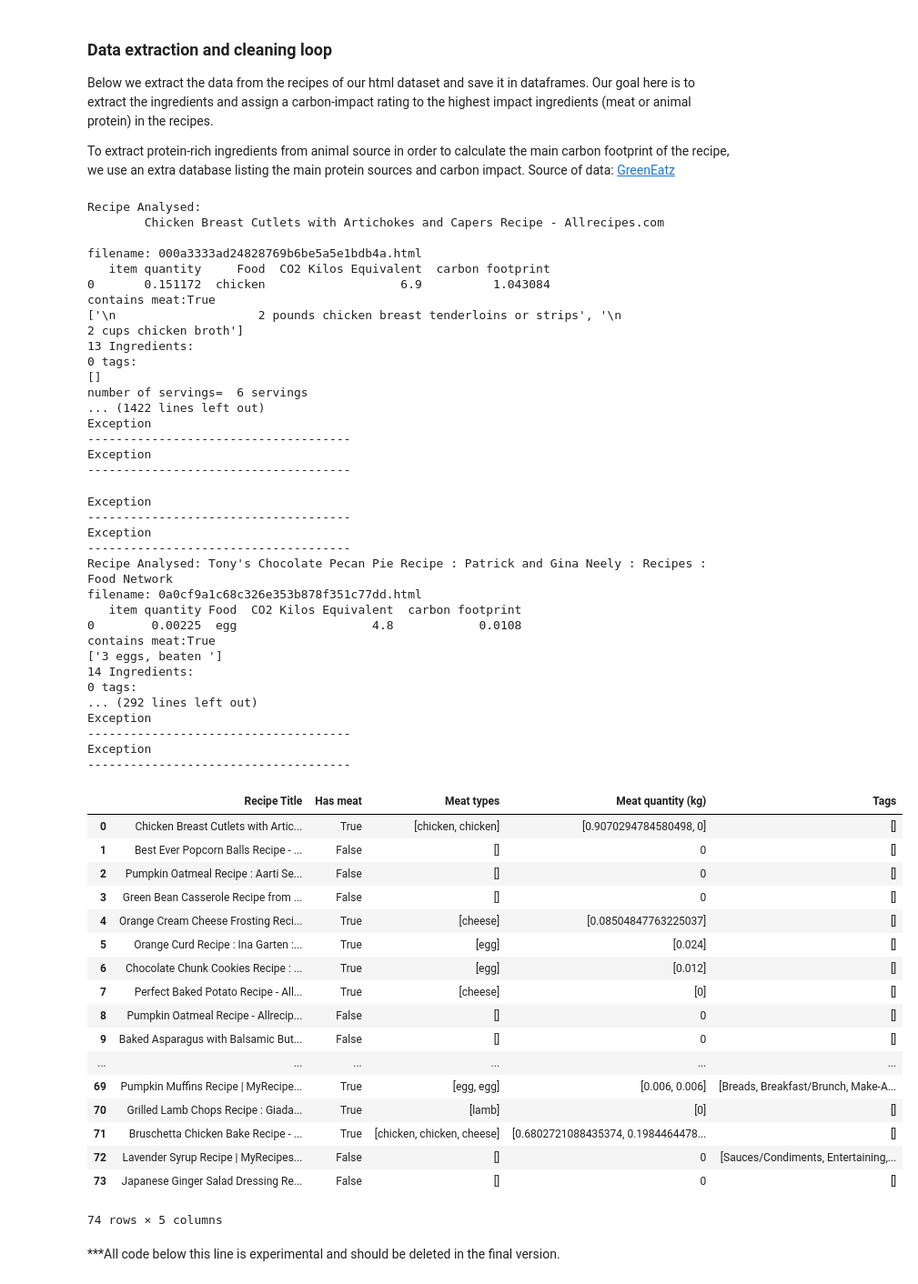
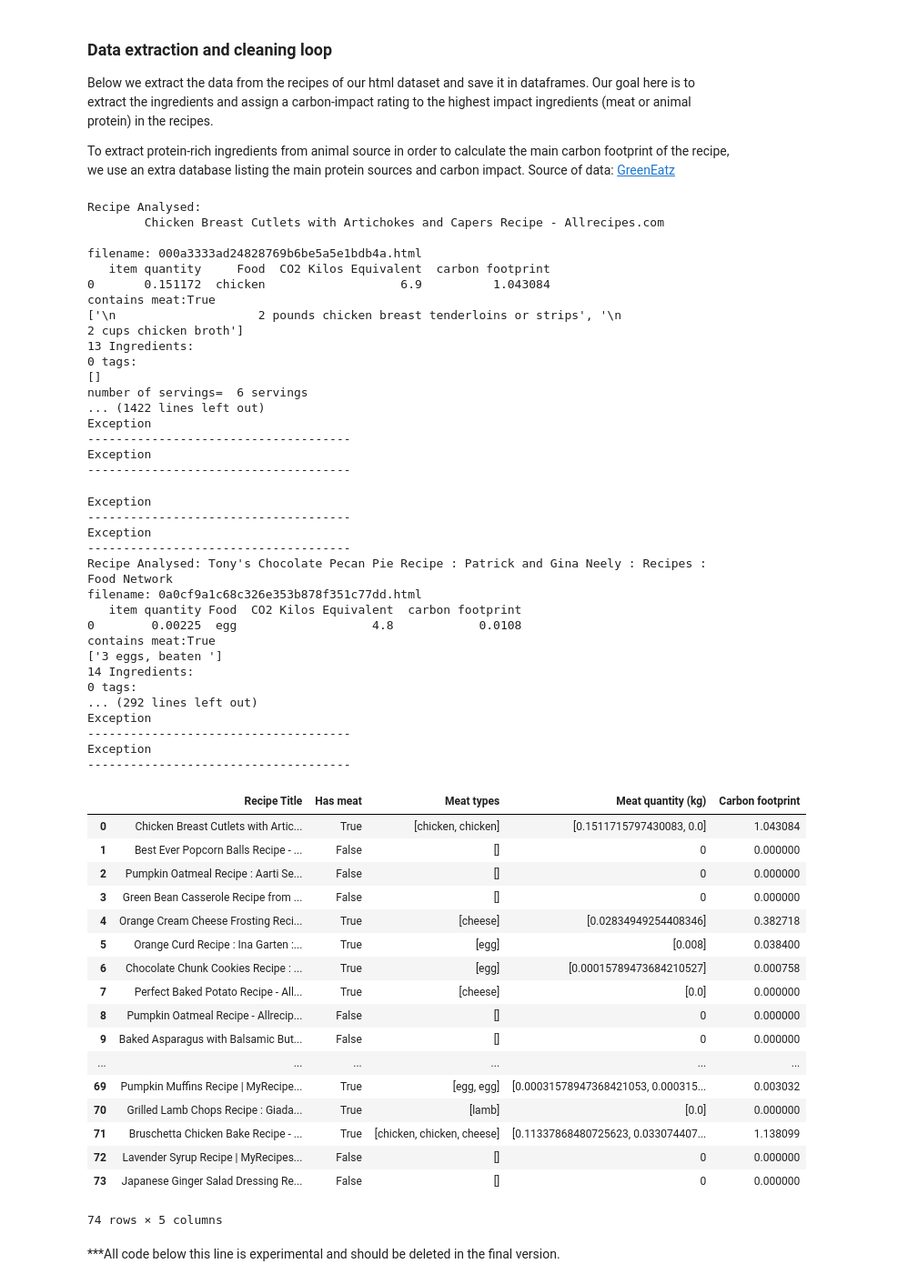
Before and after one commit to chloerDXN/lovelace-project, a Jupyter notebook: meet_the_meat.ipynb, the cells around one changed output. Shown at 91% size. Saved outputs shown, nothing was run; the diff lists cells and outputs as text; code cells hidden in the pictures.

Commit message:
Temporarily removed tags, added carbon footprint to csv. 	generated csv

```diff
--- a/meet_the_meat.ipynb
+++ b/meet_the_meat.ipynb
@@ -497,7 +482,7 @@ for filename in os.listdir(SAMPLE_DATA_FOLDER):
                         print('ingredient quantity (kg) per serving = ', ingredient_quant_norm )
                         print('carbon footprint of recipe = ', fp_total)
 
-                    data.append([soup.title.string, has_meat, meat_ingredients, ingredient_quant_kg, tags])
+                    data.append([soup.title.string, has_meat, meat_ingredients, ingredient_quant_norm, fp_total])
 
             else:
                 print('website not recognized')
@@ -513,11 +498,11 @@ for filename in os.listdir(SAMPLE_DATA_FOLDER):
     if step>=200:
         break
 
-column_labels=['Recipe Title', 'Has meat', 'Meat types', 'Meat quantity (kg)','Tags']#missing: 'Carbon footprint', 'Rating', 'Tags'
+column_labels=['Recipe Title', 'Has meat', 'Meat types', 'Meat quantity (kg)', 'Carbon footprint']#'Tags']#missing: 'Carbon footprint', 'Rating', 'Tags'
 recipes_df = pd.DataFrame(data, columns = column_labels)
 
 #save the data as csv for in depth analysis
-#recipes_df.to_csv(DATA_FOLDER+'/recipes_data')
+#recipes_df.to_csv(DATA_FOLDER+'/recipes_data',  index=False)
 
 recipes_df
 # %% [output]
@@ -528,48 +513,48 @@ filename: 000a3333ad24828769b6be5a5e1bdb4a.html
    item quantity     Food  CO2 Kilos Equivalent  carbon footprint
 0       0.151172  chicken                   6.9          1.043084
 contains meat:True
 ['\n                    2 pounds chicken breast tenderloins or strips', '\n                    2 cups chicken broth']
 13 Ingredients:
 0 tags:
 []
 number of servings=  6 servings
 ... (1422 lines left out)
 Exception
 -------------------------------------
 Exception
 -------------------------------------
 Exception
 -------------------------------------
 Exception
 -------------------------------------
 Recipe Analysed: Tony's Chocolate Pecan Pie Recipe : Patrick and Gina Neely : Recipes : Food Network
 filename: 0a0cf9a1c68c326e353b878f351c77dd.html
    item quantity Food  CO2 Kilos Equivalent  carbon footprint
 0        0.00225  egg                   4.8            0.0108
 contains meat:True
 ['3 eggs, beaten ']
 14 Ingredients:
 0 tags:
 ... (292 lines left out)
 Exception
 -------------------------------------
 Exception
 -------------------------------------
-|  | Recipe Title | Has meat | Meat types | Meat quantity (kg) | Tags |
-| 0 | Chicken Breast Cutlets with Artic... | True | [chicken, chicken] | [0.9070294784580498, 0] | [] |
-| 1 | Best Ever Popcorn Balls Recipe - ... | False | [] | 0 | [] |
-| 2 | Pumpkin Oatmeal Recipe : Aarti Se... | False | [] | 0 | [] |
-| 3 | Green Bean Casserole Recipe from ... | False | [] | 0 | [] |
-| 4 | Orange Cream Cheese Frosting Reci... | True | [cheese] | [0.08504847763225037] | [] |
-| 5 | Orange Curd Recipe : Ina Garten :... | True | [egg] | [0.024] | [] |
-| 6 | Chocolate Chunk Cookies Recipe : ... | True | [egg] | [0.012] | [] |
-| 7 | Perfect Baked Potato Recipe - All... | True | [cheese] | [0] | [] |
-| 8 | Pumpkin Oatmeal Recipe - Allrecip... | False | [] | 0 | [] |
-| 9 | Baked Asparagus with Balsamic But... | False | [] | 0 | [] |
+|  | Recipe Title | Has meat | Meat types | Meat quantity (kg) | Carbon footprint |
+| 0 | Chicken Breast Cutlets with Artic... | True | [chicken, chicken] | [0.1511715797430083, 0.0] | 1.043084 |
+| 1 | Best Ever Popcorn Balls Recipe - ... | False | [] | 0 | 0.000000 |
+| 2 | Pumpkin Oatmeal Recipe : Aarti Se... | False | [] | 0 | 0.000000 |
+| 3 | Green Bean Casserole Recipe from ... | False | [] | 0 | 0.000000 |
+| 4 | Orange Cream Cheese Frosting Reci... | True | [cheese] | [0.02834949254408346] | 0.382718 |
+| 5 | Orange Curd Recipe : Ina Garten :... | True | [egg] | [0.008] | 0.038400 |
+| 6 | Chocolate Chunk Cookies Recipe : ... | True | [egg] | [0.00015789473684210527] | 0.000758 |
+| 7 | Perfect Baked Potato Recipe - All... | True | [cheese] | [0.0] | 0.000000 |
+| 8 | Pumpkin Oatmeal Recipe - Allrecip... | False | [] | 0 | 0.000000 |
+| 9 | Baked Asparagus with Balsamic But... | False | [] | 0 | 0.000000 |
 | ... | ... | ... | ... | ... | ... |
-| 69 | Pumpkin Muffins Recipe | MyRecipe... | True | [egg, egg] | [0.006, 0.006] | [Breads, Breakfast/Brunch, Make-A... |
-| 70 | Grilled Lamb Chops Recipe : Giada... | True | [lamb] | [0] | [] |
-| 71 | Bruschetta Chicken Bake Recipe - ... | True | [chicken, chicken, cheese] | [0.6802721088435374, 0.1984464478... | [] |
-| 72 | Lavender Syrup Recipe | MyRecipes... | False | [] | 0 | [Sauces/Condiments, Entertaining,... |
-| 73 | Japanese Ginger Salad Dressing Re... | False | [] | 0 | [] |
+| 69 | Pumpkin Muffins Recipe | MyRecipe... | True | [egg, egg] | [0.00031578947368421053, 0.000315... | 0.003032 |
+| 70 | Grilled Lamb Chops Recipe : Giada... | True | [lamb] | [0.0] | 0.000000 |
+| 71 | Bruschetta Chicken Bake Recipe - ... | True | [chicken, chicken, cheese] | [0.11337868480725623, 0.033074407... | 1.138099 |
+| 72 | Lavender Syrup Recipe | MyRecipes... | False | [] | 0 | 0.000000 |
+| 73 | Japanese Ginger Salad Dressing Re... | False | [] | 0 | 0.000000 |
 74 rows × 5 columns
```
Also changed, not shown: parts of 6 cells of this notebook.
